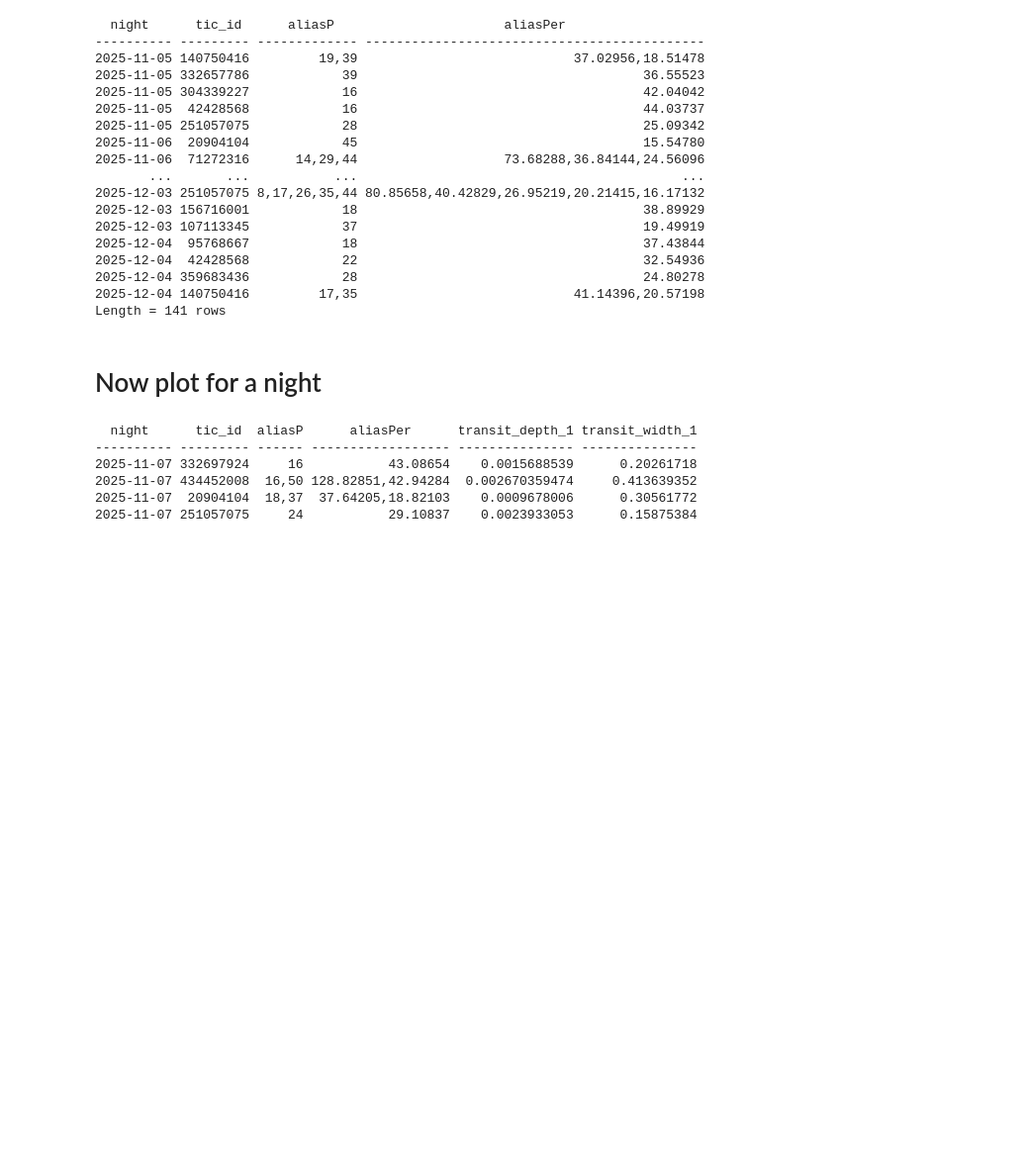
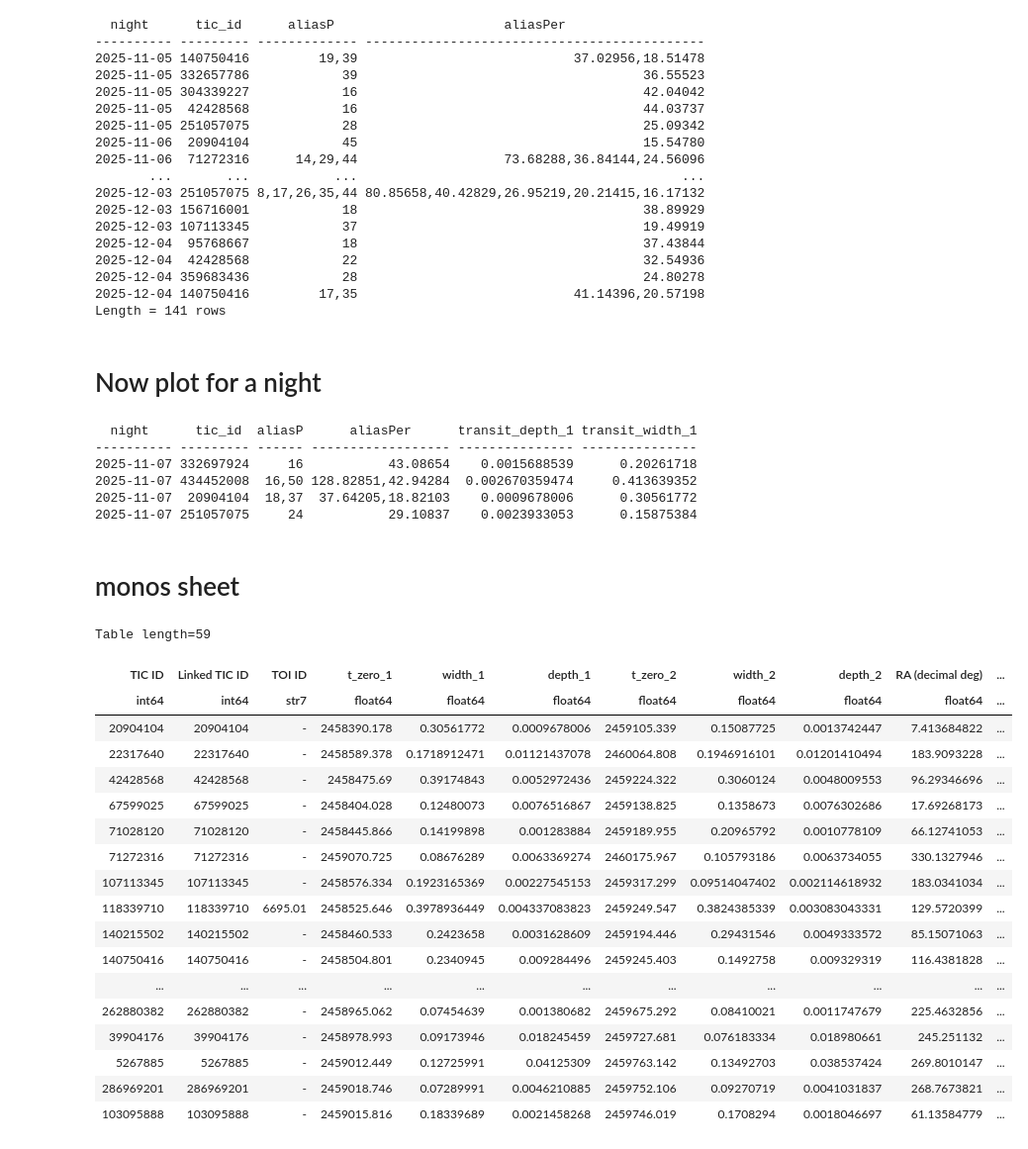
Before and after one commit to samgill844/bruce, a Jupyter notebook: examples/duotransits/aliases_example.ipynb, the cells around one changed output. Shown at 99% size. Cells and saved outputs as stored; diff of their text form; code cells hidden in the pictures; blank space fills up the shorter version.

```diff
--- a/examples/duotransits/aliases_example.ipynb
+++ b/examples/duotransits/aliases_example.ipynb
@@ -460,3 +531,27 @@ p.plot_all_events(t, output_dir='transit_plan')
 2025-11-07 434452008  16,50 128.82851,42.94284  0.002670359474     0.413639352
 2025-11-07  20904104  18,37  37.64205,18.82103    0.0009678006      0.30561772
 2025-11-07 251057075     24           29.10837    0.0023933053      0.15875384
+# %% [markdown]
+# monos sheet
+# %%
+duos
+# %% [output]
+Table length=59
+| TIC ID | Linked TIC ID | TOI ID | t_zero_1 | width_1 | depth_1 | t_zero_2 | width_2 | depth_2 | RA (decimal deg) | ... |
+| int64 | int64 | str7 | float64 | float64 | float64 | float64 | float64 | float64 | float64 | ... |
+| 20904104 | 20904104 | - | 2458390.178 | 0.30561772 | 0.0009678006 | 2459105.339 | 0.15087725 | 0.0013742447 | 7.413684822 | ... |
+| 22317640 | 22317640 | - | 2458589.378 | 0.1718912471 | 0.01121437078 | 2460064.808 | 0.1946916101 | 0.01201410494 | 183.9093228 | ... |
+| 42428568 | 42428568 | - | 2458475.69 | 0.39174843 | 0.0052972436 | 2459224.322 | 0.3060124 | 0.0048009553 | 96.29346696 | ... |
+| 67599025 | 67599025 | - | 2458404.028 | 0.12480073 | 0.0076516867 | 2459138.825 | 0.1358673 | 0.0076302686 | 17.69268173 | ... |
+| 71028120 | 71028120 | - | 2458445.866 | 0.14199898 | 0.001283884 | 2459189.955 | 0.20965792 | 0.0010778109 | 66.12741053 | ... |
+| 71272316 | 71272316 | - | 2459070.725 | 0.08676289 | 0.0063369274 | 2460175.967 | 0.105793186 | 0.0063734055 | 330.1327946 | ... |
+| 107113345 | 107113345 | - | 2458576.334 | 0.1923165369 | 0.00227545153 | 2459317.299 | 0.09514047402 | 0.002114618932 | 183.0341034 | ... |
+| 118339710 | 118339710 | 6695.01 | 2458525.646 | 0.3978936449 | 0.004337083823 | 2459249.547 | 0.3824385339 | 0.003083043331 | 129.5720399 | ... |
+| 140215502 | 140215502 | - | 2458460.533 | 0.2423658 | 0.0031628609 | 2459194.446 | 0.29431546 | 0.0049333572 | 85.15071063 | ... |
+| 140750416 | 140750416 | - | 2458504.801 | 0.2340945 | 0.009284496 | 2459245.403 | 0.1492758 | 0.009329319 | 116.4381828 | ... |
+| ... | ... | ... | ... | ... | ... | ... | ... | ... | ... | ... |
+| 262880382 | 262880382 | - | 2458965.062 | 0.07454639 | 0.001380682 | 2459675.292 | 0.08410021 | 0.0011747679 | 225.4632856 | ... |
+| 39904176 | 39904176 | - | 2458978.993 | 0.09173946 | 0.018245459 | 2459727.681 | 0.076183334 | 0.018980661 | 245.251132 | ... |
+| 5267885 | 5267885 | - | 2459012.449 | 0.12725991 | 0.04125309 | 2459763.142 | 0.13492703 | 0.038537424 | 269.8010147 | ... |
+| 286969201 | 286969201 | - | 2459018.746 | 0.07289991 | 0.0046210885 | 2459752.106 | 0.09270719 | 0.0041031837 | 268.7673821 | ... |
+| 103095888 | 103095888 | - | 2459015.816 | 0.18339689 | 0.0021458268 | 2459746.019 | 0.1708294 | 0.0018046697 | 61.13584779 | ... |
```
Also changed, not shown: parts of 4 cells of this notebook, 2 other files.
